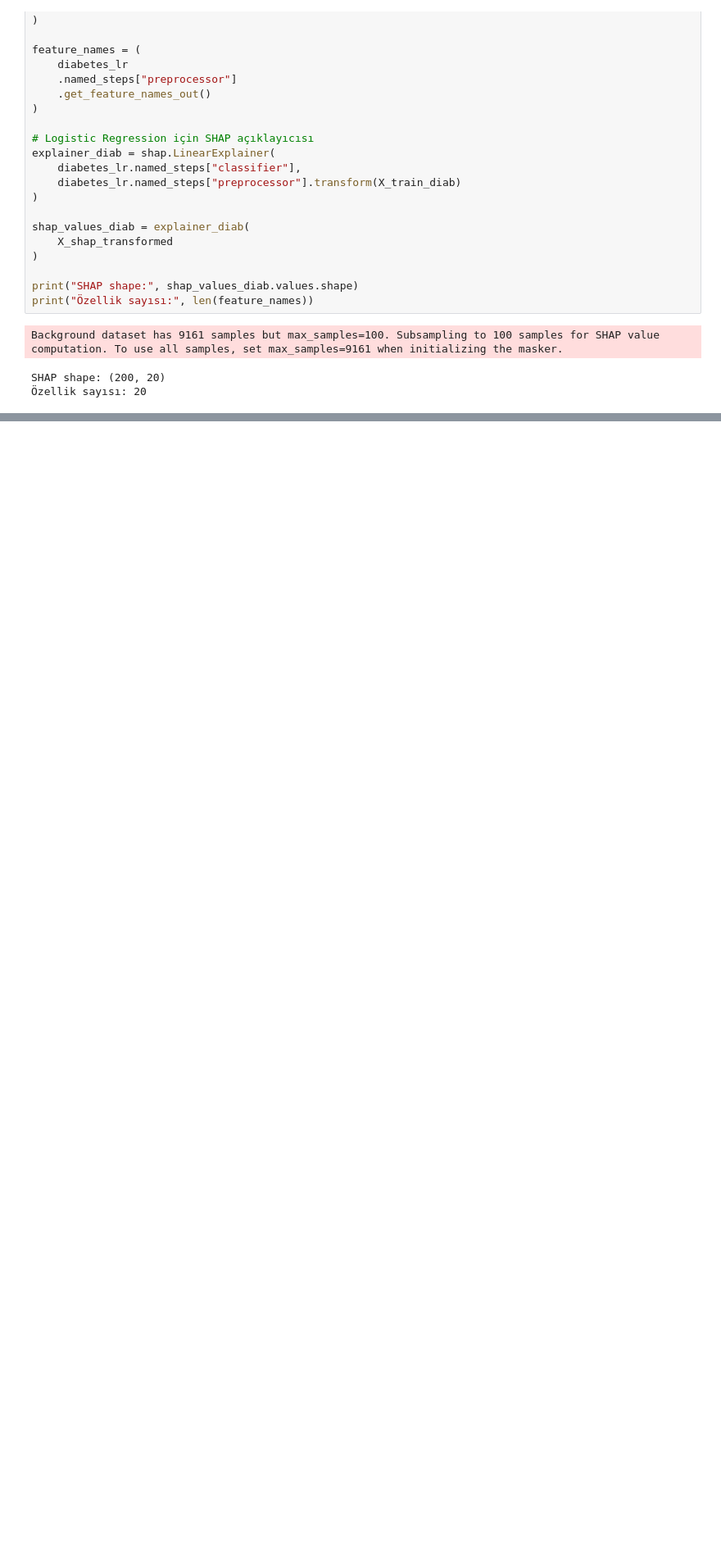
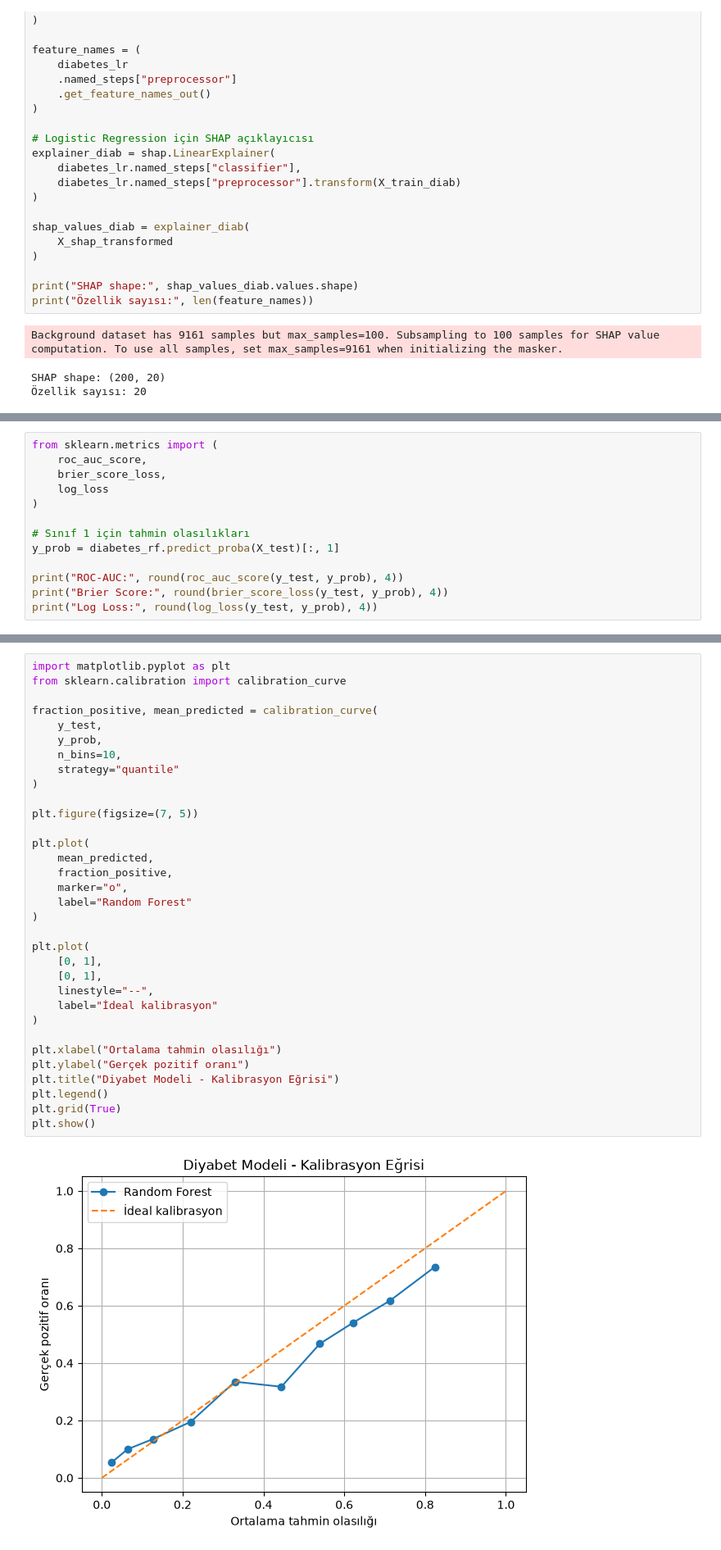
Before and after one commit to Huseyinyagmur/personalized-health-risk-assistant, a Jupyter notebook: nhanes_analysis.ipynb, the cells around one changed output, grey strips where cells are left out. Shown: that part at 82% size. Saved outputs shown, nothing was run; the diff lists cells and outputs as text; blank space fills up the shorter version.

Commit message:
Evaluate diabetes model and add user prediction

```diff
--- a/nhanes_analysis.ipynb
+++ b/nhanes_analysis.ipynb
@@ -1682,0 +2180,13 @@ shap.plots.waterfall(sample_explanation, max_display=12)
+# %%
+from sklearn.metrics import (
+    roc_auc_score,
+    brier_score_loss,
+    log_loss
+)
+
+# Sınıf 1 için tahmin olasılıkları
+y_prob = diabetes_rf.predict_proba(X_test)[:, 1]
+
+print("ROC-AUC:", round(roc_auc_score(y_test, y_prob), 4))
+print("Brier Score:", round(brier_score_loss(y_test, y_prob), 4))
+print("Log Loss:", round(log_loss(y_test, y_prob), 4))
@@ -1682,0 +2197,35 @@ shap.plots.waterfall(sample_explanation, max_display=12)
+# %%
+import matplotlib.pyplot as plt
+from sklearn.calibration import calibration_curve
+
+fraction_positive, mean_predicted = calibration_curve(
+    y_test,
+    y_prob,
+    n_bins=10,
+    strategy="quantile"
+)
+
+plt.figure(figsize=(7, 5))
+
+plt.plot(
+    mean_predicted,
+    fraction_positive,
+    marker="o",
+    label="Random Forest"
+)
+
+plt.plot(
+    [0, 1],
+    [0, 1],
+    linestyle="--",
+    label="İdeal kalibrasyon"
+)
+
+plt.xlabel("Ortalama tahmin olasılığı")
+plt.ylabel("Gerçek pozitif oranı")
+plt.title("Diyabet Modeli - Kalibrasyon Eğrisi")
+plt.legend()
+plt.grid(True)
+plt.show()
+# %% [output]
+[figure, added]
```
Also changed, not shown: parts of 14 cells of this notebook.
